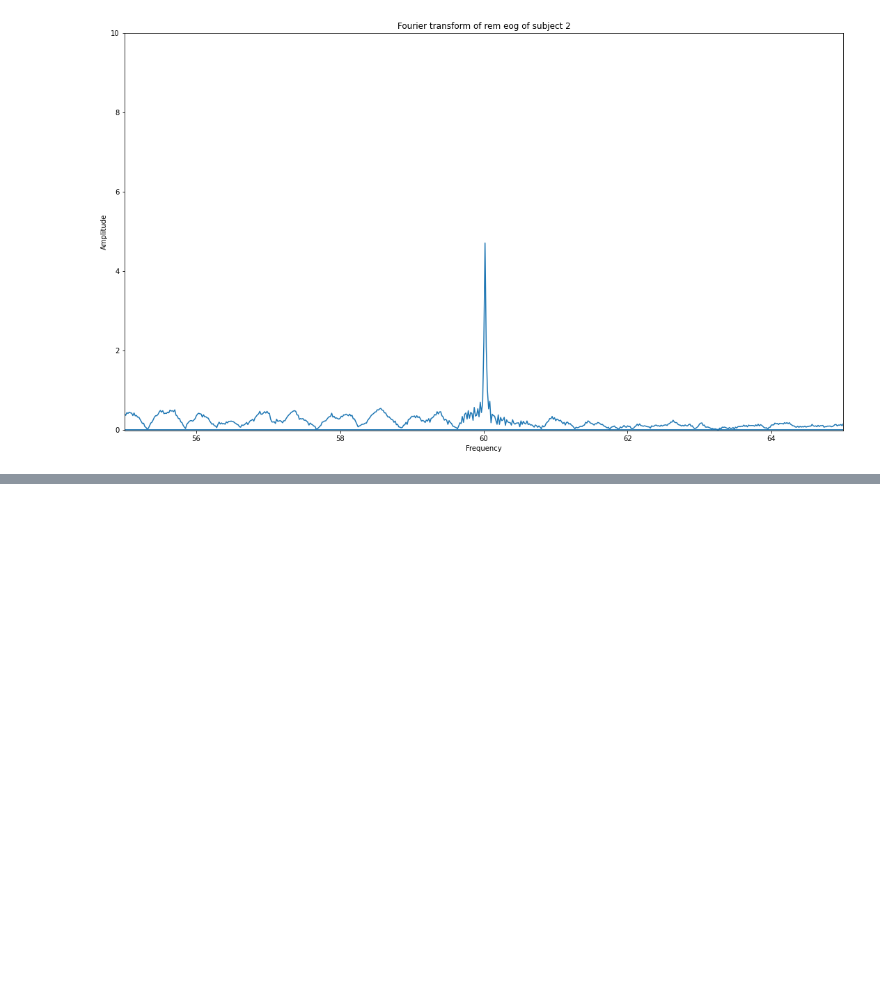
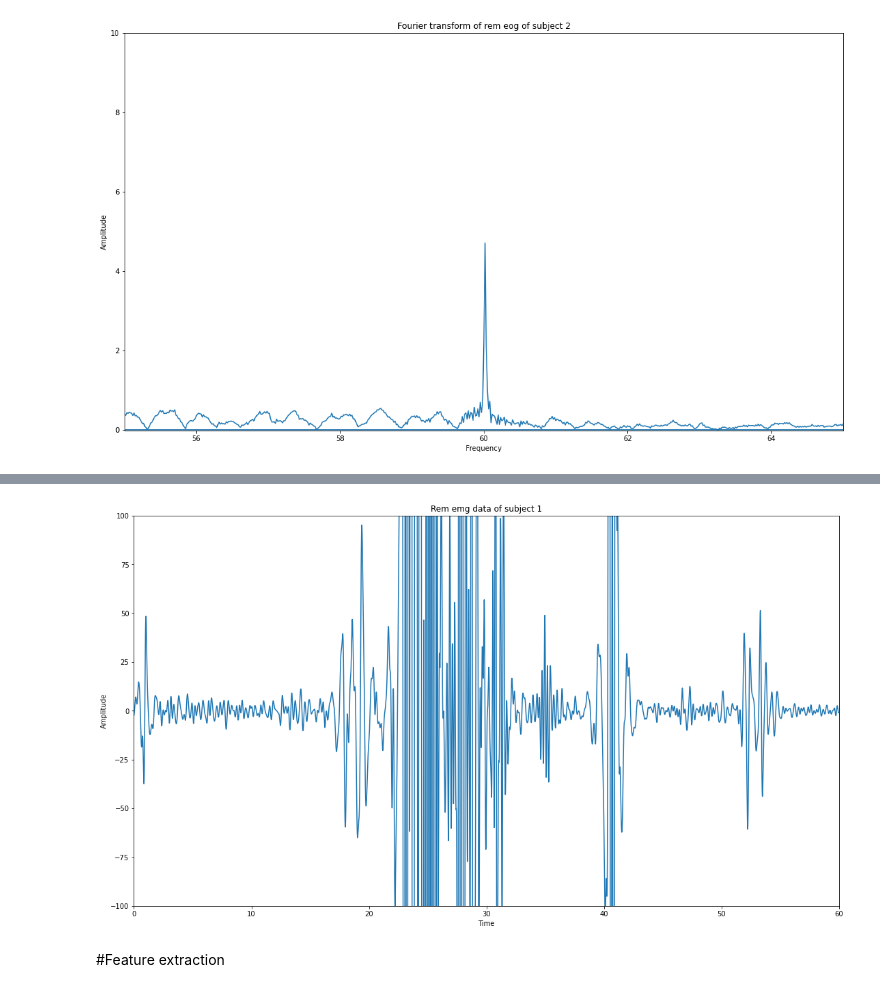
Before and after one commit to aerehn/DTEK0086, a Jupyter notebook: App5_Sleep_stage_classification_using_electromyography_and_electro_oculography_.ipynb, the cells around one changed output, grey strips where cells are left out. Saved outputs shown, nothing was run; the diff lists cells and outputs as text; code cells hidden in the pictures; blank space fills up the shorter version.

```diff
--- a/App5_Sleep_stage_classification_using_electromyography_and_electro_oculography_.ipynb
+++ b/App5_Sleep_stage_classification_using_electromyography_and_electro_oculography_.ipynb
@@ -239,0 +375,6 @@ The same will have to be done to the EOG samples.
+# %%
+draw_figure_from_raw_data(filtered_awake_eog_data, "Rem emg data of subject 1", xlim=(0,60),ylim=(-100,100))
+# %% [output]
+[figure, added]
+# %% [markdown]
+#Feature extraction
```
Also changed, not shown: parts of 17 cells of this notebook.
